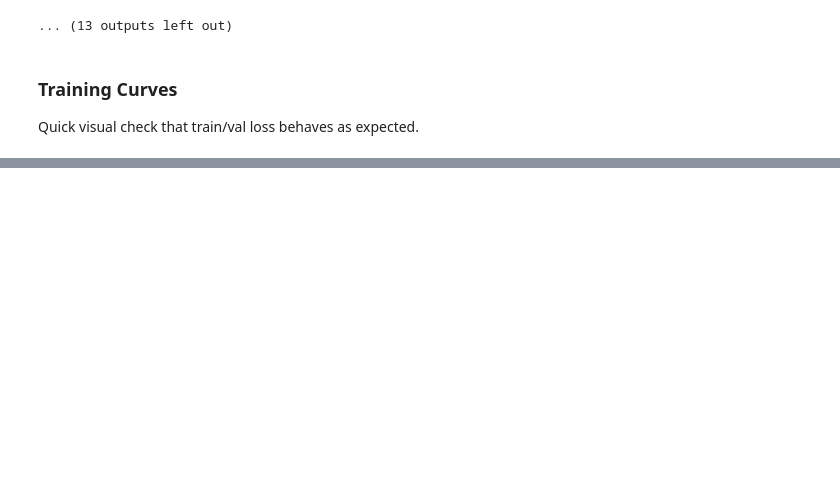
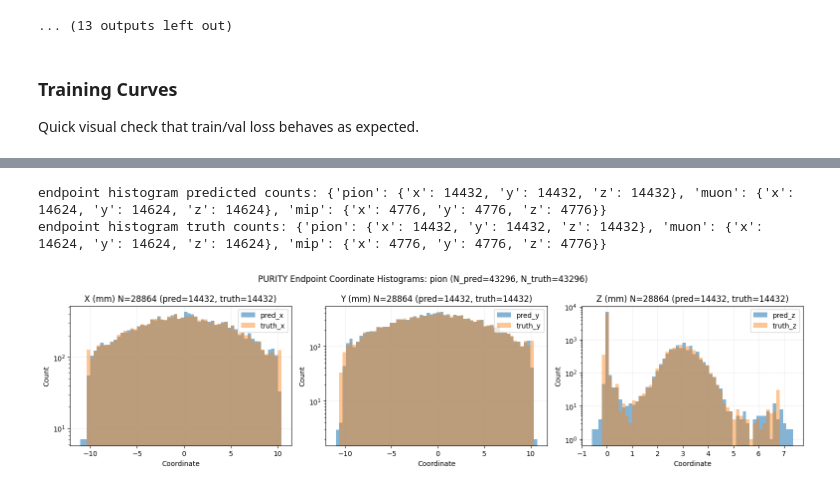
Before and after one commit to jaca230/pioneerML_PURITY_plugin, a Jupyter notebook: src/pioneerml_purity_plugin/purity/notebooks/training.ipynb, the cells around one changed output, grey strips where cells are left out. Cells and saved outputs as stored; diff of their text form; code cells hidden in the pictures; blank space fills up the shorter version.

```diff
--- a/src/pioneerml_purity_plugin/purity/notebooks/training.ipynb
+++ b/src/pioneerml_purity_plugin/purity/notebooks/training.ipynb
@@ -361,0 +492,80 @@ pdg accuracy points: {'train_batches': 260, 'val_batches': 48}
+# %%
+from pioneerml_purity_plugin.purity.evaluation.plots import (
+    collect_purity_target_diagnostics,
+    plot_purity_endpoint_error_histograms_by_particle,
+    plot_purity_endpoint_pred_truth_histograms_by_particle,
+    plot_purity_event_builder_score_hist,
+    plot_purity_node_pdg_class_accuracy,
+    plot_purity_pion_stop_error_hist,
+    plot_purity_positron_angle_error_hist,
+    plot_purity_positron_theta_scatter,
+    plot_purity_positron_energy_scatter,
+    plot_purity_positron_energy_error_hist,
+    plot_purity_positron_time_scatter,
+    plot_purity_positron_time_error_hist,
+    plot_purity_slice_multi_score_hist,
+    plot_purity_slice_pdg_class_accuracy,
+    plot_purity_trigger_slice_score_hist,
+)
+from pioneerml.data_loader import LoaderManagerFactory
+
+
+def _build_val_dataloader_from_train_cfg(train_cfg: dict):
+    lm_cfg = dict(train_cfg['loader_manager']['config'])
+    manager = LoaderManagerFactory(loader_manager_name='config').build(config=lm_cfg)
+    val_params = manager.resolve_loader_params(purpose='val')
+    val_loader_obj = manager.loader_factory.build(config=val_params)
+    return val_loader_obj.make_dataloader(shuffle_batches=False)
+
+
+try:
+    val_dl = _build_val_dataloader_from_train_cfg(cfg['train'])
+
+    plot_purity_endpoint_pred_truth_histograms_by_particle(
+        module=trained_module,
+        val_dataloader=val_dl,
+        particle_order=('pion', 'muon', 'mip'),
+        coord_order=('x', 'y', 'z'),
+        max_batches=100,
+        bins=60,
+        show=True,
+        verbose=True,
+    )
+
+    plot_purity_endpoint_error_histograms_by_particle(
+        module=trained_module,
+        val_dataloader=val_dl,
+        particle_order=('pion', 'muon', 'mip'),
+        coord_order=('x', 'y', 'z'),
+        max_batches=100,
+        bins=60,
+        show=True,
+        verbose=True,
+    )
+
+    diagnostics = collect_purity_target_diagnostics(
+        module=trained_module,
+        val_dataloader=val_dl,
+        max_batches=100,
+        verbose=True,
+    )
+
+    plot_purity_node_pdg_class_accuracy(diagnostics=diagnostics, show=True)
+    plot_purity_slice_pdg_class_accuracy(diagnostics=diagnostics, show=True)
+    plot_purity_trigger_slice_score_hist(diagnostics=diagnostics, module=trained_module, show=True)
+    plot_purity_slice_multi_score_hist(diagnostics=diagnostics, module=trained_module, show=True)
+    plot_purity_event_builder_score_hist(diagnostics=diagnostics, module=trained_module, show=True)
+    plot_purity_pion_stop_error_hist(diagnostics=diagnostics, module=trained_module, show=True)
+    plot_purity_positron_theta_scatter(diagnostics=diagnostics, module=trained_module, show=True)
+    plot_purity_positron_angle_error_hist(diagnostics=diagnostics, module=trained_module, show=True)
+    plot_purity_positron_energy_scatter(diagnostics=diagnostics, module=trained_module, show=True)
+    plot_purity_positron_energy_error_hist(diagnostics=diagnostics, module=trained_module, show=True)
+    plot_purity_positron_time_scatter(diagnostics=diagnostics, module=trained_module, show=True)
+    plot_purity_positron_time_error_hist(diagnostics=diagnostics, module=trained_module, show=True)
+
+except Exception as e:
+    print('Skipping validation-time diagnostics due to error:', e)
+# %% [output]
+endpoint histogram predicted counts: {'pion': {'x': 14432, 'y': 14432, 'z': 14432}, 'muon': {'x': 14624, 'y': 14624, 'z': 14624}, 'mip': {'x': 4776, 'y': 4776, 'z': 4776}}
+endpoint histogram truth counts: {'pion': {'x': 14432, 'y': 14432, 'z': 14432}, 'muon': {'x': 14624, 'y': 14624, 'z': 14624}, 'mip': {'x': 4776, 'y': 4776, 'z': 4776}}
+[figure, added]
```
Also changed, not shown: parts of 7 cells of this notebook, 35 other files.
